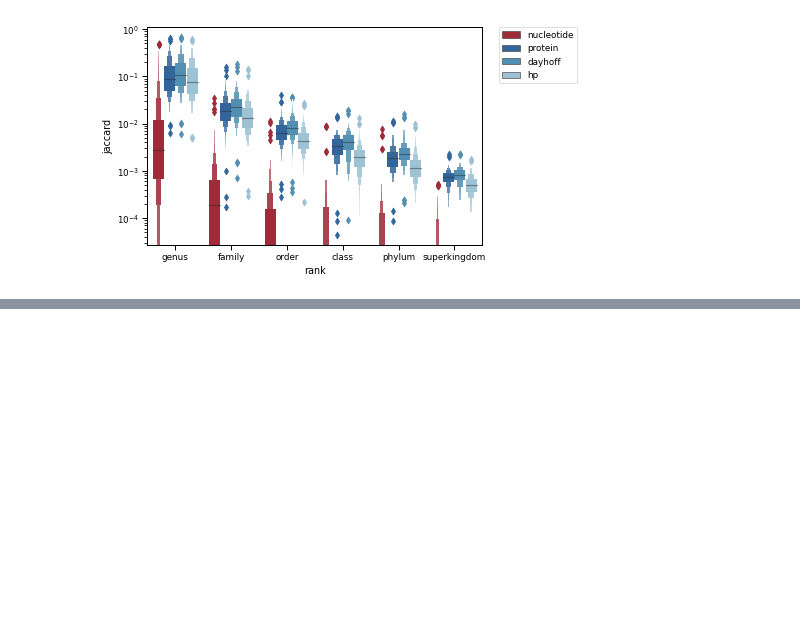
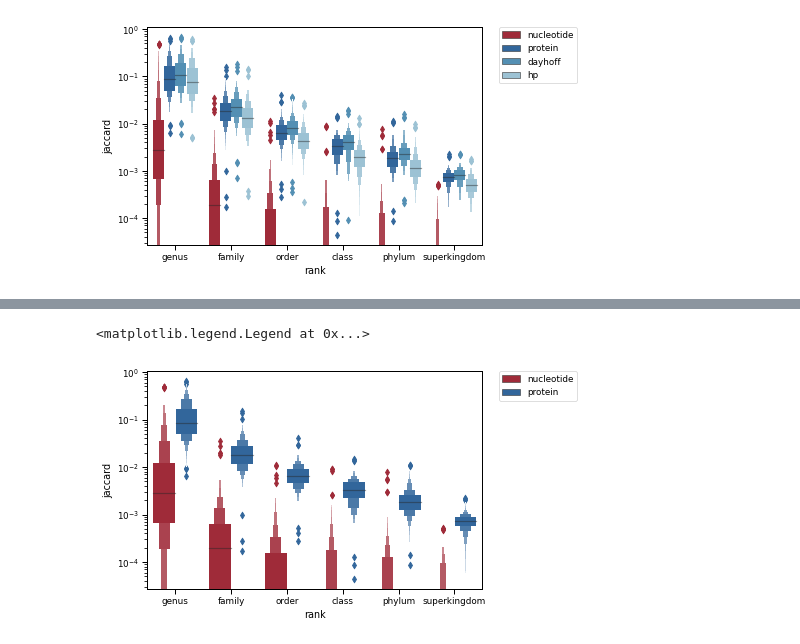
Before and after one commit to bluegenes/2020-dist-compare, a Jupyter notebook: notebooks/evolpaths-jaccard-and-contain.ipynb, the cells around one changed output, grey strips where cells are left out. Saved outputs shown, nothing was run; the diff lists cells and outputs as text; code cells hidden in the pictures; blank space fills up the shorter version.

```diff
--- a/notebooks/evolpaths-jaccard-and-contain.ipynb
+++ b/notebooks/evolpaths-jaccard-and-contain.ipynb
@@ -223,0 +249,7 @@ g.legend(bbox_to_anchor=(1.05, 1), loc=2, borderaxespad=0.)
+# %%
+g=sns.boxenplot(data=prot_nucl_onlyJaccard, x="rank", y="jaccard", hue="alphabet", palette=protnucl_colors, order=rankorder, hue_order=protnucl_colors ) #palette="GnBu_d"
+g.set(yscale="log")
+g.legend(bbox_to_anchor=(1.05, 1), loc=2, borderaxespad=0.)
+# %% [output]
+<matplotlib.legend.Legend at 0x...>
+[figure, added]
```
Also changed, not shown: parts of 6 cells of this notebook.
